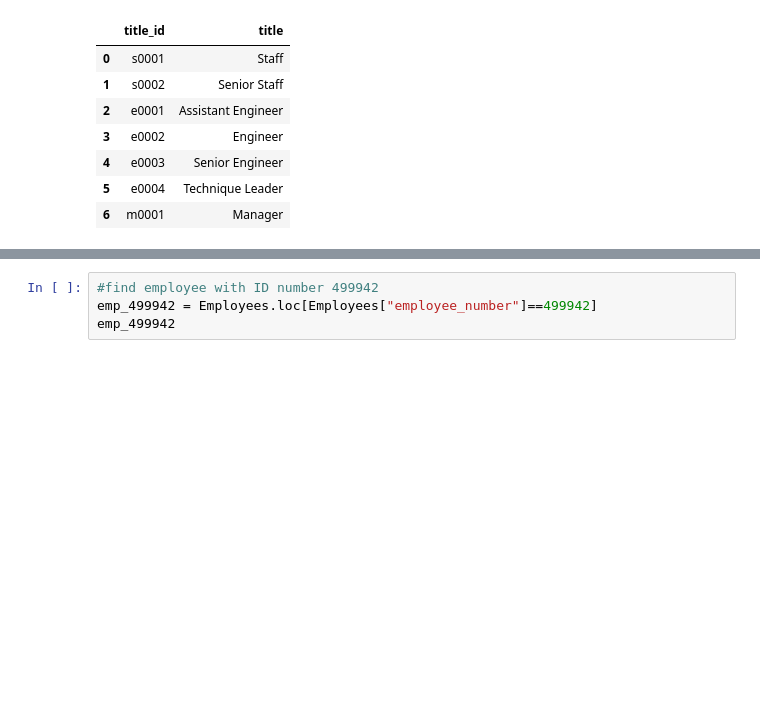
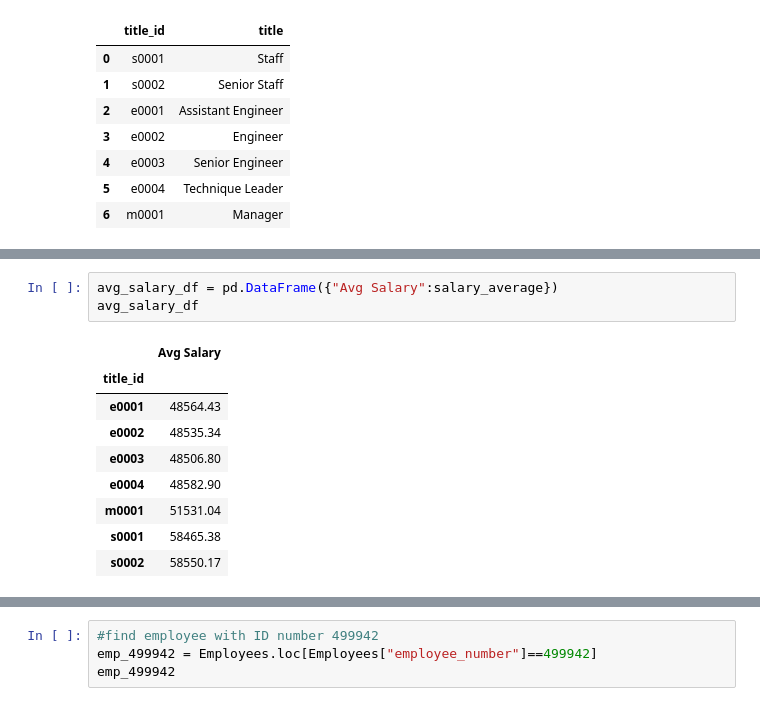
Before and after one commit to AliciaAPerez/Data_Engineering_and_Analysis_of_Employee_Data_with_SQL, a Jupyter notebook: Employee_Analysis/Employee_Analysis.ipynb, the cells around one changed output, grey strips where cells are left out. Cells and saved outputs as stored; diff of their text form; blank space fills up the shorter version.

```diff
--- a/Employee_Analysis/Employee_Analysis.ipynb
+++ b/Employee_Analysis/Employee_Analysis.ipynb
@@ -130,0 +175,13 @@ matplotlib.pyplot.savefig("Common_Salary_Ranges")
+# %%
+avg_salary_df = pd.DataFrame({"Avg Salary":salary_average})
+avg_salary_df
+# %% [output]
+|  | Avg Salary |
+| title_id |  |
+| e0001 | 48564.43 |
+| e0002 | 48535.34 |
+| e0003 | 48506.80 |
+| e0004 | 48582.90 |
+| m0001 | 51531.04 |
+| s0001 | 58465.38 |
+| s0002 | 58550.17 |
```
Also changed, not shown: parts of 10 cells of this notebook, 3 other files.
